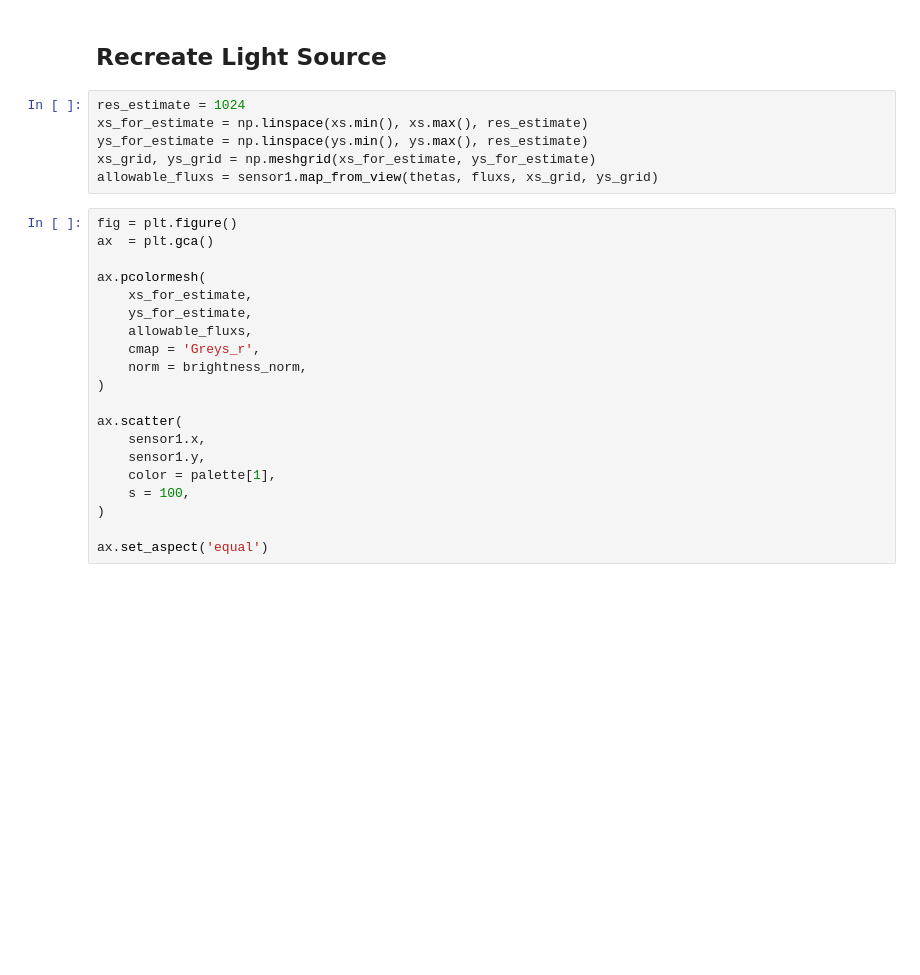
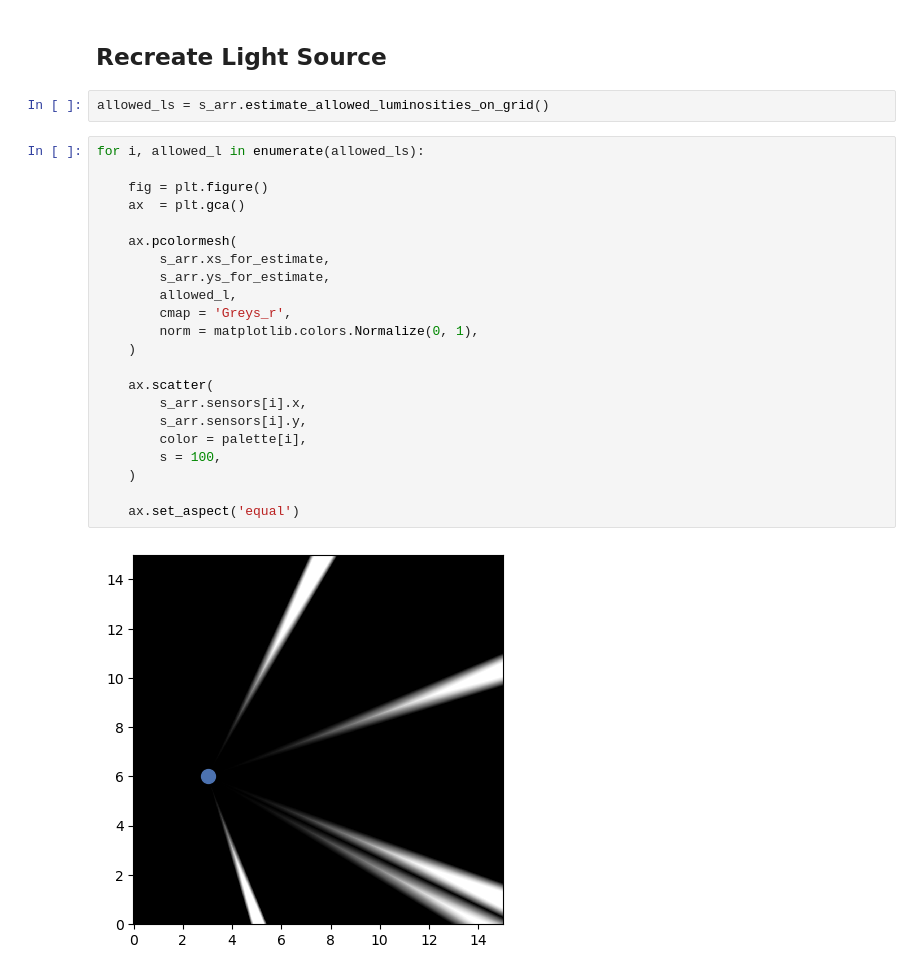
Before and after one commit to AdlerFarHorizons/night-horizons-mapmaker, a Jupyter notebook: triangulation_exploration.ipynb, the cells around one changed output. Saved outputs shown, nothing was run; the diff lists cells and outputs as text; blank space fills up the shorter version.

```diff
--- a/triangulation_exploration.ipynb
+++ b/triangulation_exploration.ipynb
@@ -204,28 +217,28 @@ for i, sensor_i in enumerate(s_arr.sensors):
 # %% [markdown]
 ## Recreate Light Source
 # %%
-res_estimate = 1024
-xs_for_estimate = np.linspace(xs.min(), xs.max(), res_estimate)
-ys_for_estimate = np.linspace(ys.min(), ys.max(), res_estimate)
-xs_grid, ys_grid = np.meshgrid(xs_for_estimate, ys_for_estimate)
-allowable_fluxs = sensor1.map_from_view(thetas, fluxs, xs_grid, ys_grid)
+allowed_ls = s_arr.estimate_allowed_luminosities_on_grid()
 # %%
-fig = plt.figure()
-ax  = plt.gca()
+for i, allowed_l in enumerate(allowed_ls):
 
-ax.pcolormesh(
-    xs_for_estimate,
-    ys_for_estimate,
-    allowable_fluxs,
-    cmap = 'Greys_r',
-    norm = brightness_norm,
-)
+    fig = plt.figure()
+    ax  = plt.gca()
 
-ax.scatter(
-    sensor1.x,
-    sensor1.y,
-    color = palette[1],
-    s = 100,
-)
+    ax.pcolormesh(
+        s_arr.xs_for_estimate,
+        s_arr.ys_for_estimate,
+        allowed_l,
+        cmap = 'Greys_r',
+        norm = matplotlib.colors.Normalize(0, 1),
+    )
 
-ax.set_aspect('equal')
+    ax.scatter(
+        s_arr.sensors[i].x,
+        s_arr.sensors[i].y,
+        color = palette[i],
+        s = 100,
+    )
+
+    ax.set_aspect('equal')
+# %% [output]
+[figure, added]
```
Also changed, not shown: parts of 6 cells of this notebook.
